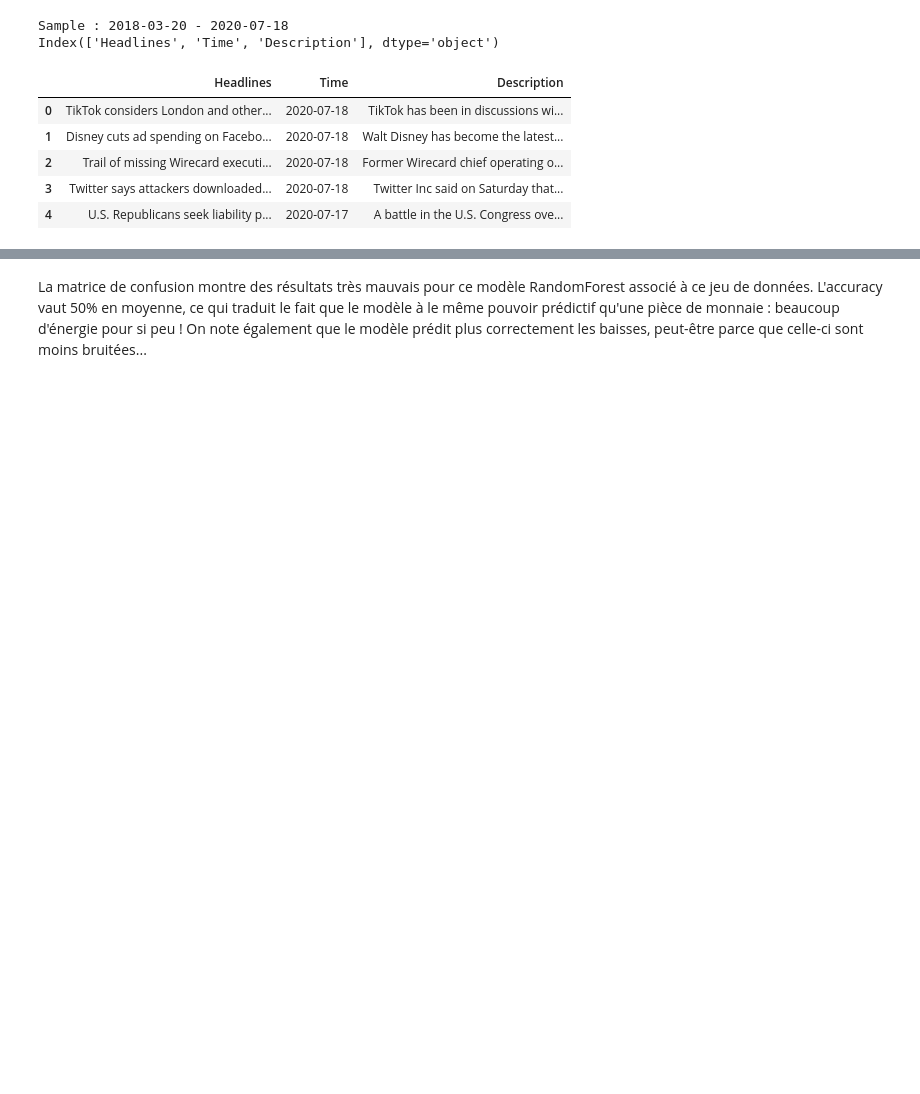
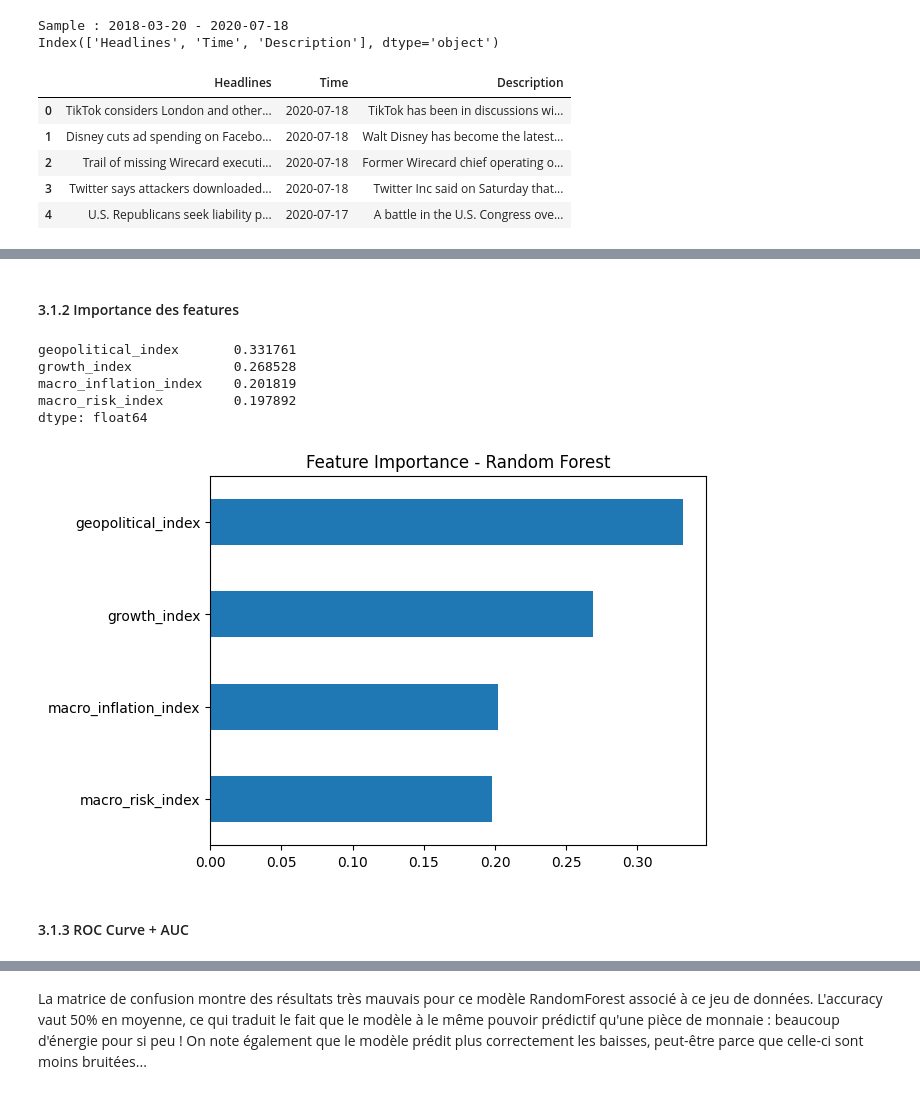
Before and after one commit to MarionSrl/ml-news-spread, a Jupyter notebook: notebooks/01_data_collection_VMM.ipynb, the cells around one changed output, grey strips where cells are left out. Saved outputs shown, nothing was run; the diff lists cells and outputs as text; code cells hidden in the pictures; blank space fills up the shorter version.

```diff
--- a/notebooks/01_data_collection_VMM.ipynb
+++ b/notebooks/01_data_collection_VMM.ipynb
@@ -362 +451,31 @@ plt.show()
+# %% [markdown]
+#### 3.1.2 Importance des features
+# %%
+# =========================================================
+# 5. IMPORTANCE DES FEATURES
+# =========================================================
+
+importance = pd.Series(
+    model_rf.feature_importances_,
+    index=features)
+
+print(importance.sort_values(ascending=False))
+
+# =========================================================
+# 6. VISUALISATION DES IMPORTANCES
+# =========================================================
+
+plt.figure()
+importance.sort_values().plot(kind="barh")
+plt.title("Feature Importance - Random Forest")
+plt.show()
+# %% [output]
+geopolitical_index       0.331761
+growth_index             0.268528
+macro_inflation_index    0.201819
+macro_risk_index         0.197892
+dtype: float64
+[figure, added]
+# %% [markdown]
+#### 3.1.3 ROC Curve + AUC
 # %%
```
Also changed, not shown: parts of 57 cells of this notebook.
